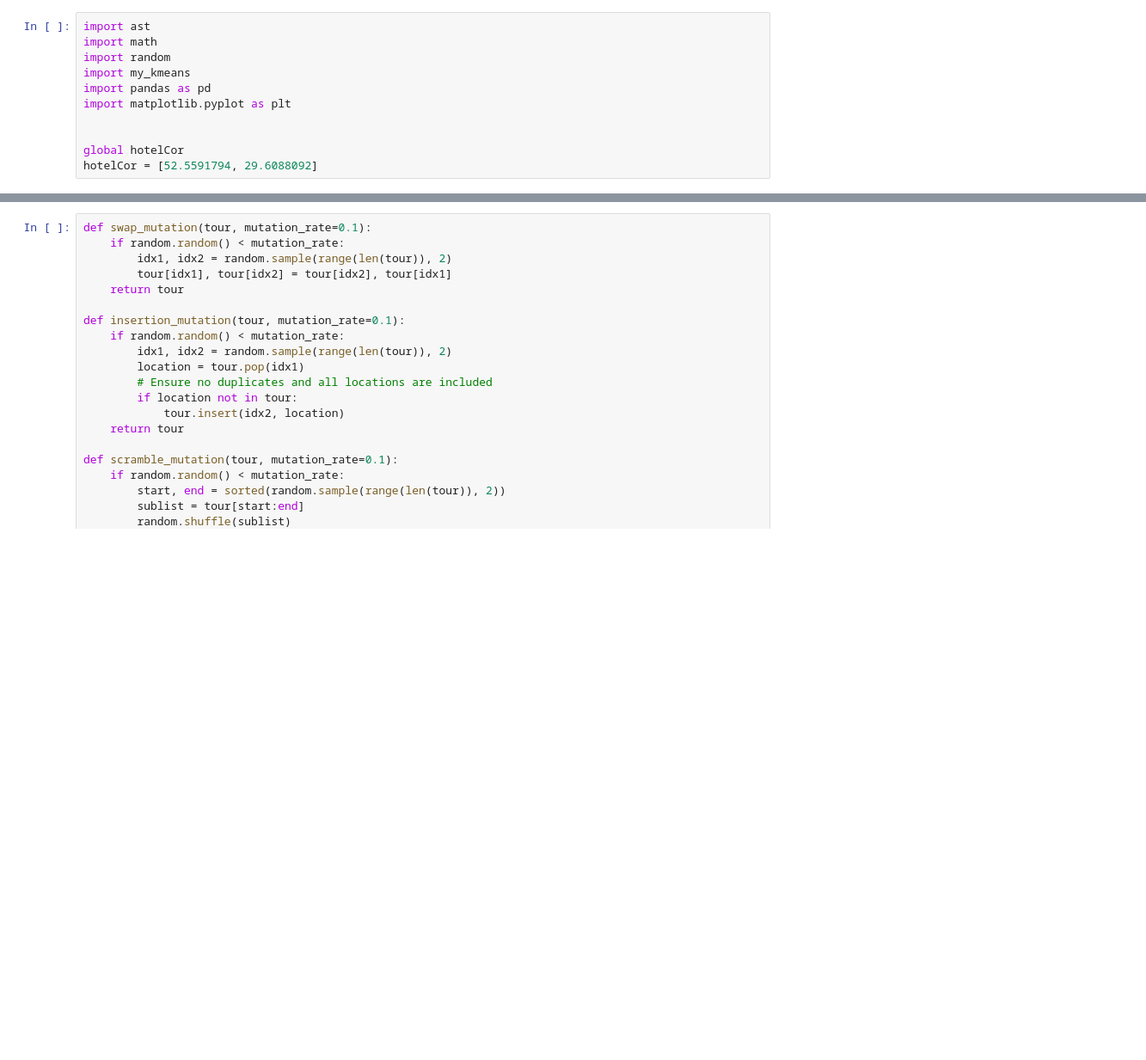
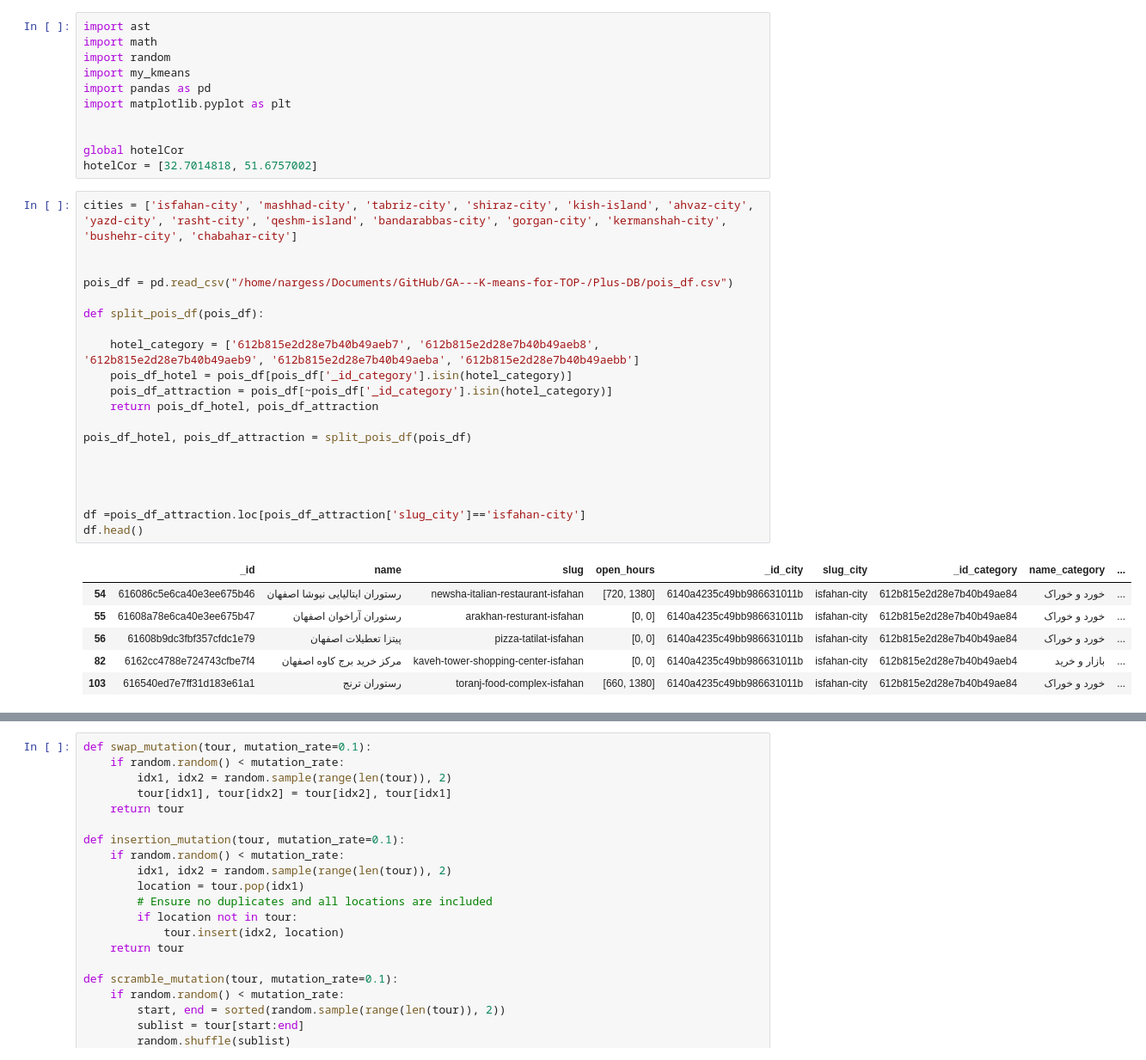
Before and after one commit to Nargess-Seifi/GA---K-means-for-TOP-, a Jupyter notebook: main.ipynb, the cells around one changed output, grey strips where cells are left out. Shown at 86% size. Drawn from its saved outputs; the diff is of its cells as text; blank space fills up the shorter version.

Commit message:
Isfahan data tested
not bad.

```diff
--- a/main.ipynb
+++ b/main.ipynb
@@ -8,5 +8,32 @@ import matplotlib.pyplot as plt
 
 
 global hotelCor
-hotelCor = [52.5591794, 29.6088092]
+hotelCor = [32.7014818, 51.6757002]
+# %%
+cities = ['isfahan-city', 'mashhad-city', 'tabriz-city', 'shiraz-city', 'kish-island', 'ahvaz-city', 'yazd-city', 'rasht-city', 'qeshm-island', 'bandarabbas-city', 'gorgan-city', 'kermanshah-city', 'bushehr-city', 'chabahar-city']
+
+
+pois_df = pd.read_csv("/home/nargess/Documents/GitHub/GA---K-means-for-TOP-/Plus-DB/pois_df.csv")
+
+def split_pois_df(pois_df):
+
+    hotel_category = ['612b815e2d28e7b40b49aeb7', '612b815e2d28e7b40b49aeb8', '612b815e2d28e7b40b49aeb9', '612b815e2d28e7b40b49aeba', '612b815e2d28e7b40b49aebb']
+    pois_df_hotel = pois_df[pois_df['_id_category'].isin(hotel_category)]
+    pois_df_attraction = pois_df[~pois_df['_id_category'].isin(hotel_category)]
+    return pois_df_hotel, pois_df_attraction
+
+pois_df_hotel, pois_df_attraction = split_pois_df(pois_df)
+
+
+
+
+df =pois_df_attraction.loc[pois_df_attraction['slug_city']=='isfahan-city']
+df.head()
+# %% [output]
+|  | _id | name | slug | open_hours | _id_city | slug_city | _id_category | name_category | ... |
+| 54 | 616086c5e6ca40e3ee675b46 | رستوران ایتالیایی نیوشا اصفهان | newsha-italian-restaurant-isfahan | [720, 1380] | 6140a4235c49bb986631011b | isfahan-city | 612b815e2d28e7b40b49ae84 | خورد و خوراک | ... |
+| 55 | 61608a78e6ca40e3ee675b47 | رستوران آراخوان اصفهان | arakhan-resturant-isfahan | [0, 0] | 6140a4235c49bb986631011b | isfahan-city | 612b815e2d28e7b40b49ae84 | خورد و خوراک | ... |
+| 56 | 61608b9dc3fbf357cfdc1e79 | پیتزا تعطیلات اصفهان | pizza-tatilat-isfahan | [0, 0] | 6140a4235c49bb986631011b | isfahan-city | 612b815e2d28e7b40b49ae84 | خورد و خوراک | ... |
+| 82 | 6162cc4788e724743cfbe7f4 | مرکز خرید برج کاوه اصفهان | kaveh-tower-shopping-center-isfahan | [0, 0] | 6140a4235c49bb986631011b | isfahan-city | 612b815e2d28e7b40b49aeb4 | بازار و خرید | ... |
+| 103 | 616540ed7e7ff31d183e61a1 | رستوران ترنج | toranj-food-complex-isfahan | [660, 1380] | 6140a4235c49bb986631011b | isfahan-city | 612b815e2d28e7b40b49ae84 | خورد و خوراک | ... |
 # %%
```
Also changed, not shown: parts of 7 cells of this notebook, 1 other file.
